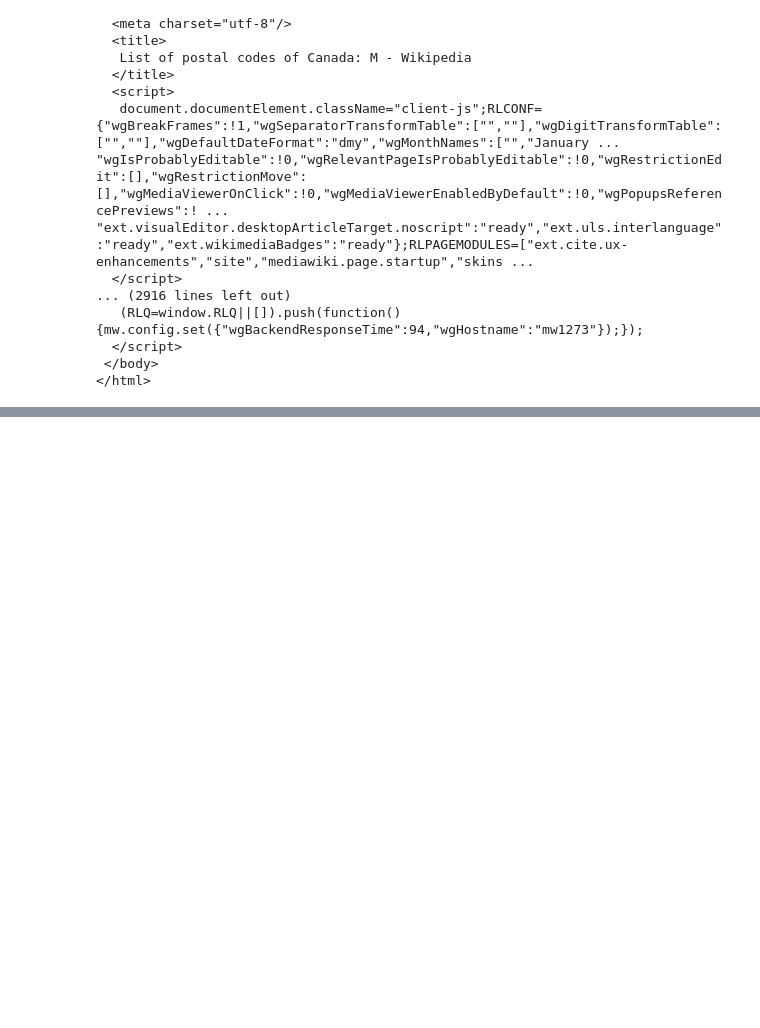
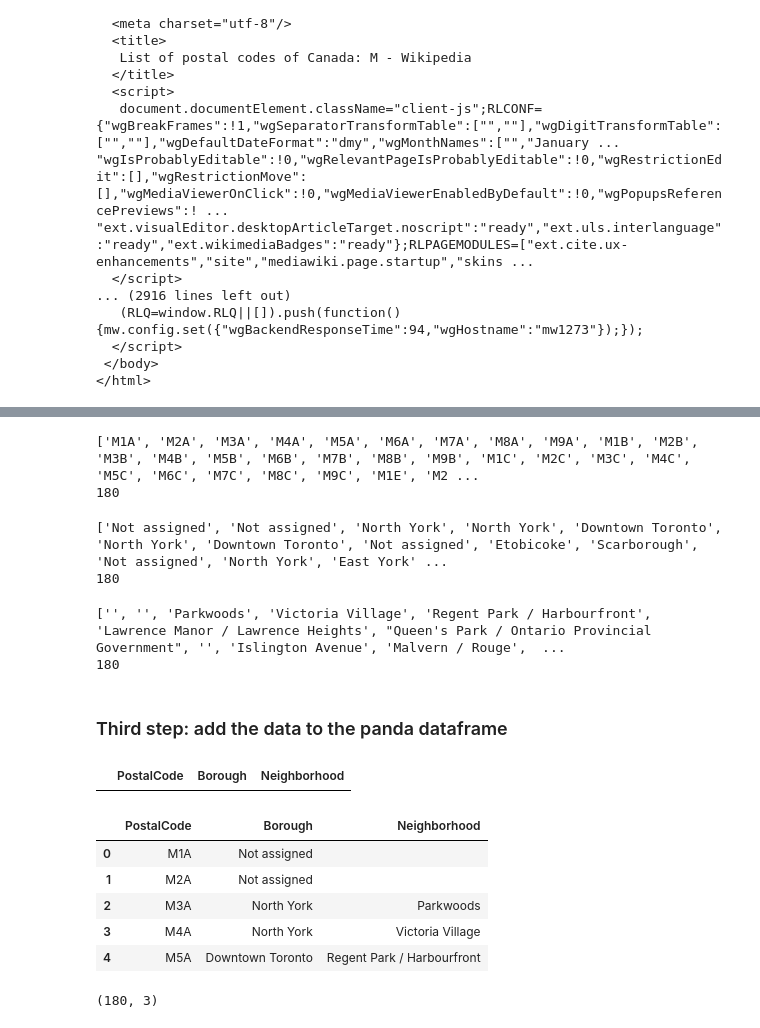
Before and after one commit to marcoserusi/Coursera_Data-Science_Capstone, a Jupyter notebook: Capstone Project Segmenting and Clustering Neighborhoods in Toronto.ipynb, the cells around one changed output, grey strips where cells are left out. Saved outputs shown, nothing was run; the diff lists cells and outputs as text; code cells hidden in the pictures; blank space fills up the shorter version.

```diff
--- a/Capstone Project Segmenting and Clustering Neighborhoods in Toronto.ipynb
+++ b/Capstone Project Segmenting and Clustering Neighborhoods in Toronto.ipynb
@@ -63,0 +89,72 @@ print(soup.prettify()) #we can now print the BeautifulSoup object
+# %%
+#creating 3 empty arrays to store the data from each column before it gets turned into a pandas df
+PostalCode=[]
+Borough=[]
+Neighborhood=[]
+# %%
+#and then create a for loop that will go trough the page pulling out the data
+
+for item in wiki_table:
+    rows=item.find_all('tr') #tr is the html item that defines the rows of a table
+
+    for row in rows: #inside each tr there will be td that denote the cells
+        cells=row.find_all('td')
+        #when python runs this for the first row it won't find any td because that row is the header and has no data
+        #therefore we can put an if condition based on the len of the result to skip the header row
+        if len(cells)>1:
+
+            Post=cells[0] #the post code is the first element in the string
+            PostalCode.append(Post.text.strip()) #we append that element to the array we created earlier
+
+            Bor=cells[1]
+            Borough.append(Bor.text.strip())
+
+            Hood=cells[2]
+            Neighborhood.append(Hood.text.strip())
+# %%
+#as a sanity check let's make sure that all 3 arrays have the same number of data and that the content matches that from wikipedia
+print(PostalCode)
+print(len(PostalCode))
+# %% [output]
+['M1A', 'M2A', 'M3A', 'M4A', 'M5A', 'M6A', 'M7A', 'M8A', 'M9A', 'M1B', 'M2B', 'M3B', 'M4B', 'M5B', 'M6B', 'M7B', 'M8B', 'M9B', 'M1C', 'M2C', 'M3C', 'M4C', 'M5C', 'M6C', 'M7C', 'M8C', 'M9C', 'M1E', 'M2 ...
+180
+# %%
+print(Borough)
+print(len(Borough))
+# %% [output]
+['Not assigned', 'Not assigned', 'North York', 'North York', 'Downtown Toronto', 'North York', 'Downtown Toronto', 'Not assigned', 'Etobicoke', 'Scarborough', 'Not assigned', 'North York', 'East York' ...
+180
+# %%
+print(Neighborhood)
+print(len(Neighborhood))
+# %% [output]
+['', '', 'Parkwoods', 'Victoria Village', 'Regent Park / Harbourfront', 'Lawrence Manor / Lawrence Heights', "Queen's Park / Ontario Provincial Government", '', 'Islington Avenue', 'Malvern / Rouge',  ...
+180
+# %% [markdown]
+<h3> Third step: add the data to the panda dataframe </h3>
+# %%
+neighbourhoods=pd.DataFrame(columns=['PostalCode','Borough','Neighborhood'])
+neighbourhoods.head()
+# %% [output]
+|  | PostalCode | Borough | Neighborhood |
+# %%
+i=0
+for i in range(len(PostalCode)):
+    code=PostalCode[i]
+    bor=Borough[i]
+    neig=Neighborhood[i]
+
+    neighbourhoods=neighbourhoods.append({'PostalCode':code,'Borough':bor,'Neighborhood':neig}, ignore_index=True)
+# %%
+neighbourhoods.head()
+# %% [output]
+|  | PostalCode | Borough | Neighborhood |
+| 0 | M1A | Not assigned |  |
+| 1 | M2A | Not assigned |  |
+| 2 | M3A | North York | Parkwoods |
+| 3 | M4A | North York | Victoria Village |
+| 4 | M5A | Downtown Toronto | Regent Park / Harbourfront |
+# %%
+neighbourhoods.shape #just as a sanity check let's make sure that there are indeed 180 rows and 3 columns
+# %% [output]
+(180, 3)
```
Also changed, not shown: parts of 5 cells of this notebook.
